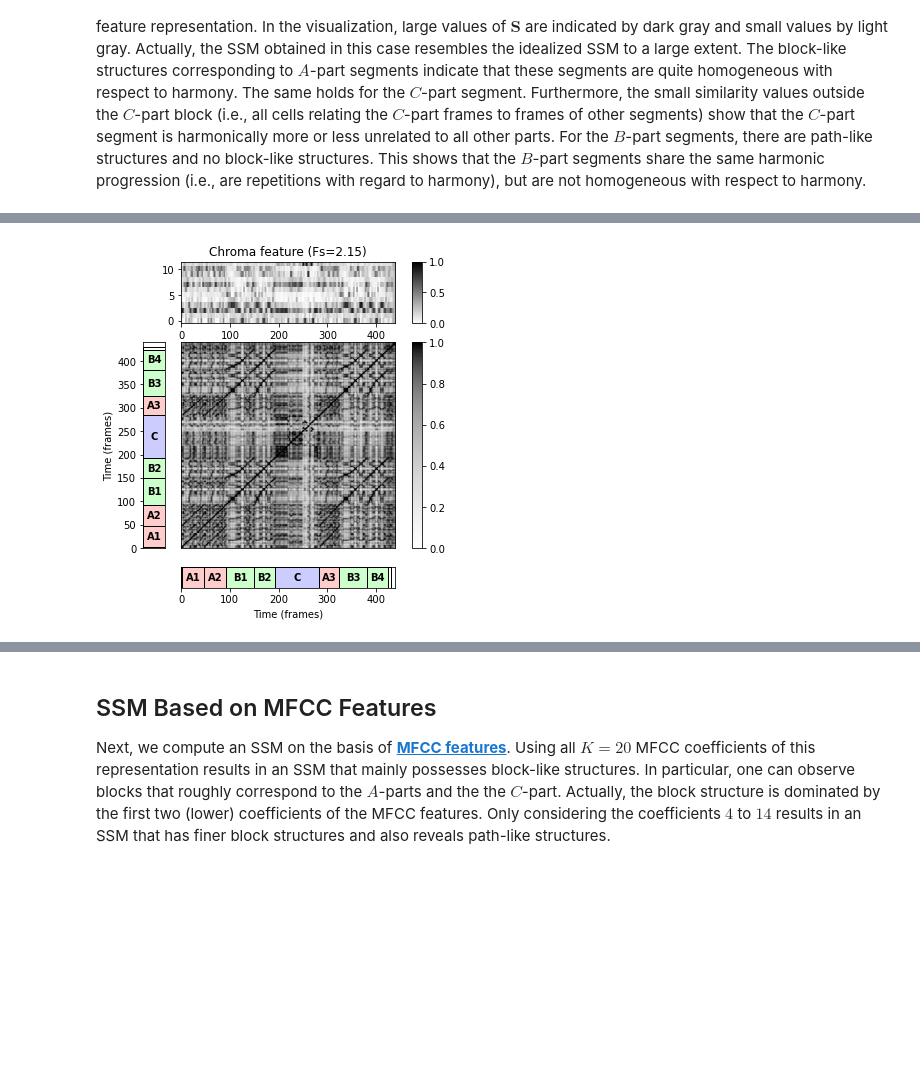
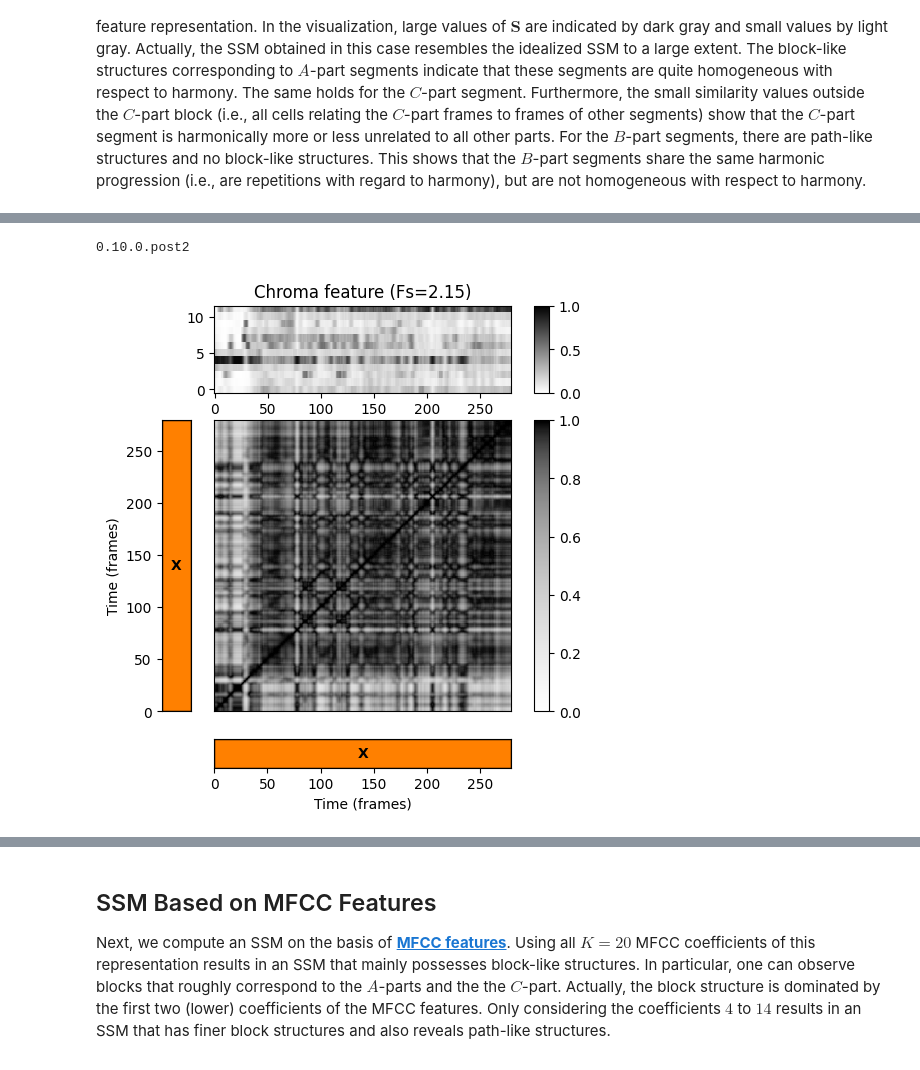
Before and after one commit to Dhracyr/MPA_SSM_and_ScapePlot_C4, a Jupyter notebook: C4S2_SSM.ipynb, the cells around one changed output, grey strips where cells are left out. Drawn from its saved outputs; the diff is of its cells as text; code cells hidden in the pictures; blank space fills up the shorter version.

```diff
--- a/C4S2_SSM.ipynb
+++ b/C4S2_SSM.ipynb
@@ -128,3 +182,8 @@ unrelated to all other parts. For the $B$-part segments, there are path-like str
+# %%
+import librosa
+print(librosa.__version__)
+# %% [output]
+0.10.0.post2
 # %%
 @jit(nopython=True)
 def compute_sm_dot(X, Y):
@@ -142,7 +201,7 @@ def compute_sm_dot(X, Y):
     S = np.dot(np.transpose(X), Y)
     return S
 
-def plot_feature_ssm(X, Fs_X, S, Fs_S, ann, duration, color_ann=None,
+def plot_feature_ssm(X, Fs_X, S, Fs_S, ann=None, duration=None, color_ann=None,
                      title='', label='Time (seconds)', time=True,
                      figsize=(5, 6), fontsize=10, clim_X=None, clim=None):
     """Plot SSM along with feature representation and annotations (standard setting is time in seconds)
@@ -180,39 +239,43 @@ def plot_feature_ssm(X, Fs_X, S, Fs_S, ann, duration, color_ann=None,
     libfmp.b.plot_matrix(S, Fs=Fs_S, ax=[ax[1, 1], ax[1, 2]], cmap=cmap, clim=clim,
                          title='', xlabel='', ylabel='', colorbar=True)
     ax[1, 1].set_xticks([])
     ax[1, 1].set_yticks([])
     libfmp.b.plot_segments(ann, ax=ax[2, 1], time_axis=time, fontsize=fontsize,
                            colors=color_ann,
                            time_label=label, time_max=duration*Fs_X)
     ax[2, 2].axis('off')
     ax[2, 0].axis('off')
     libfmp.b.plot_segments(ann, ax=ax[1, 0], time_axis=time, fontsize=fontsize,
                            direction='vertical', colors=color_ann,
                            time_label=label, time_max=duration*Fs_X)
     return fig, ax
 
 # Waveform
-fn_wav = os.path.join('..', 'data', 'C4', 'FMP_C4_Audio_Brahms_HungarianDances-05_Ormandy.wav')
 Fs = 22050
-x, Fs = librosa.load(fn_wav, Fs)
+# x, Fs = librosa.load(fn_wav, sr=Fs)
+x, Fs = get_wav(Fs, '01 Main Theme (Aberration).wav')
 x_duration = (x.shape[0])/Fs
 
 # Chroma Feature Sequence
 N, H = 4096, 1024
 chromagram = librosa.feature.chroma_stft(y=x, sr=Fs, tuning=0, norm=2, hop_length=H, n_fft=N)
 X, Fs_X = libfmp.c3.smooth_downsample_feature_sequence(chromagram, Fs/H, filt_len=41, down_sampling=10)
 
+
 # Annotation
-filename = 'FMP_C4_Audio_Brahms_HungarianDances-05_Ormandy.csv'
-fn_ann = os.path.join('..', 'data', 'C4', filename)
-ann, color_ann = libfmp.c4.read_structure_annotation(fn_ann, fn_ann_color=filename)
+# filename = 'FMP_C4_Audio_Brahms_HungarianDances-05_Ormandy.csv'
+# fn_ann = os.path.join('..', 'data', 'C4', filename)
+# ann, color_ann = libfmp.c4.read_structure_annotation(fn_ann, fn_ann_color=filename)
+ann, color_ann, x_duration = calculate_ann(x, Fs)
 ann_frames = libfmp.c4.convert_structure_annotation(ann, Fs=Fs_X)
+
 
 # SSM
 X = libfmp.c3.normalize_feature_sequence(X, norm='2', threshold=0.001)
 S = compute_sm_dot(X,X)
-fig, ax = plot_feature_ssm(X, 1, S, 1, ann_frames, x_duration*Fs_X, color_ann=color_ann,
-                           clim_X=[0,1], clim=[0,1], label='Time (frames)',
-                           title='Chroma feature (Fs=%0.2f)'%Fs_X)
+
+fig, ax = plot_feature_ssm(X, 1, S, 1, ann_frames, x_duration*Fs_X,
+                           color_ann=color_ann, clim_X=[0,1], clim=[0,1],
+                           label='Time (frames)', title='Chroma feature (Fs=%0.2f)'%Fs_X)
 # %% [output]
-[figure, old version]
+[figure, new version]
```
Also changed, not shown: parts of 6 cells of this notebook, 3 other files.
